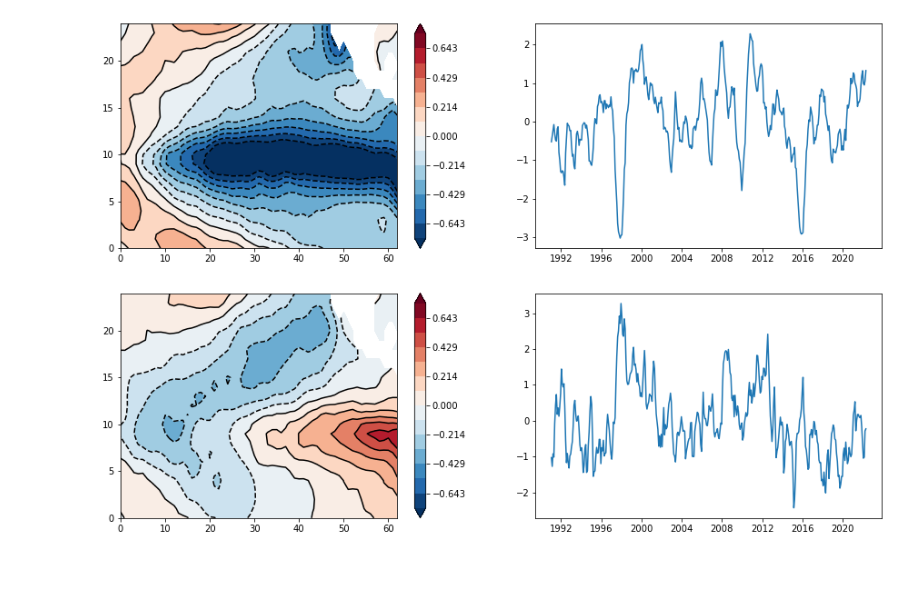
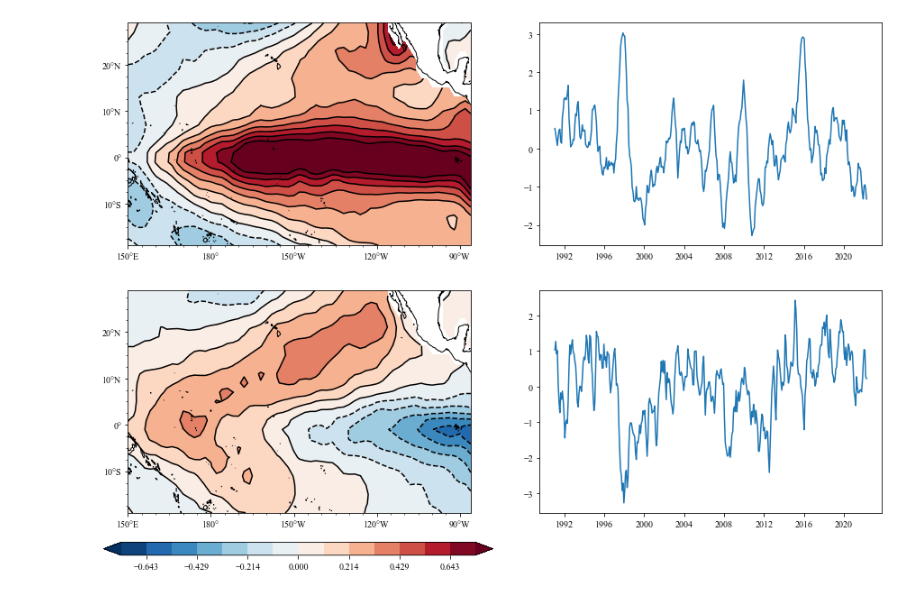
Before and after one commit to ZiluM/sacpy, a Jupyter notebook: examples/EOF_analysis.ipynb, the cells around one changed output. Saved outputs shown, nothing was run; the diff lists cells and outputs as text; code cells hidden in the pictures; blank space fills up the shorter version.

```diff
--- a/examples/EOF_analysis.ipynb
+++ b/examples/EOF_analysis.ipynb
@@ -9,22 +9,28 @@ ssta = scp.get_anom(sst)
 eof = scp.EOF(np.array(ssta))
 eof.solve()
 # %%
-pc = eof.get_pc(npt=2)
-pt = eof.get_pt(npt=2)
+pc = -eof.get_pc(npt=2)
+pt = -eof.get_pt(npt=2)
 # %%
-plt.figure(figsize=[15,10])
-plt.subplot(221)
-m1 = plt.contourf(pt[0,:,:],cmap='RdBu_r',levels=np.linspace(-0.75,0.75,15),extend="both")
-plt.contour(m1,colors="black")
-plt.colorbar(m1)
-plt.subplot(222)
-plt.plot(sst.time,pc[0])
-plt.subplot(223)
-m2 = plt.contourf(pt[1,:,:],cmap='RdBu_r',levels=np.linspace(-0.75,0.75,15),extend="both")
-plt.contour(m2,colors="black")
-plt.colorbar(m2)
-plt.subplot(224)
-plt.plot(sst.time,pc[1])
+import cartopy.crs as ccrs
+import sacpy.Map
+lon , lat = np.array(ssta.lon) , np.array(ssta.lat)
+fig = plt.figure(figsize=[15,10])
+ax = fig.add_subplot(221,projection=ccrs.PlateCarree(central_longitude=180))
+m1 = ax.scontourf(lon,lat,pt[0,:,:],cmap='RdBu_r',levels=np.linspace(-0.75,0.75,15),extend="both")
+ax.scontour(m1,colors="black")
+ax.init_map(ysmall=2.5)
+# plt.colorbar(m1)
+ax2 = fig.add_subplot(222)
+ax2.plot(sst.time,pc[0])
+ax3 = fig.add_subplot(223,projection=ccrs.PlateCarree(central_longitude=180))
+m2 = ax3.scontourf(lon,lat,pt[1,:,:],cmap='RdBu_r',levels=np.linspace(-0.75,0.75,15),extend="both")
+ax3.scontour(m2,colors="black")
+ax3.init_map(ysmall=2.5)
+ax4 = fig.add_subplot(224)
+ax4.plot(sst.time,pc[1])
+cb_ax = fig.add_axes([0.1,0.06,0.4,0.02])
+fig.colorbar(m1,cax=cb_ax,orientation="horizontal")
 plt.savefig("../pic/eof_ana.png",dpi=300)
 # %% [output]
-[figure, old version]
+[figure, new version]
```
Also changed, not shown: 17 other files.
